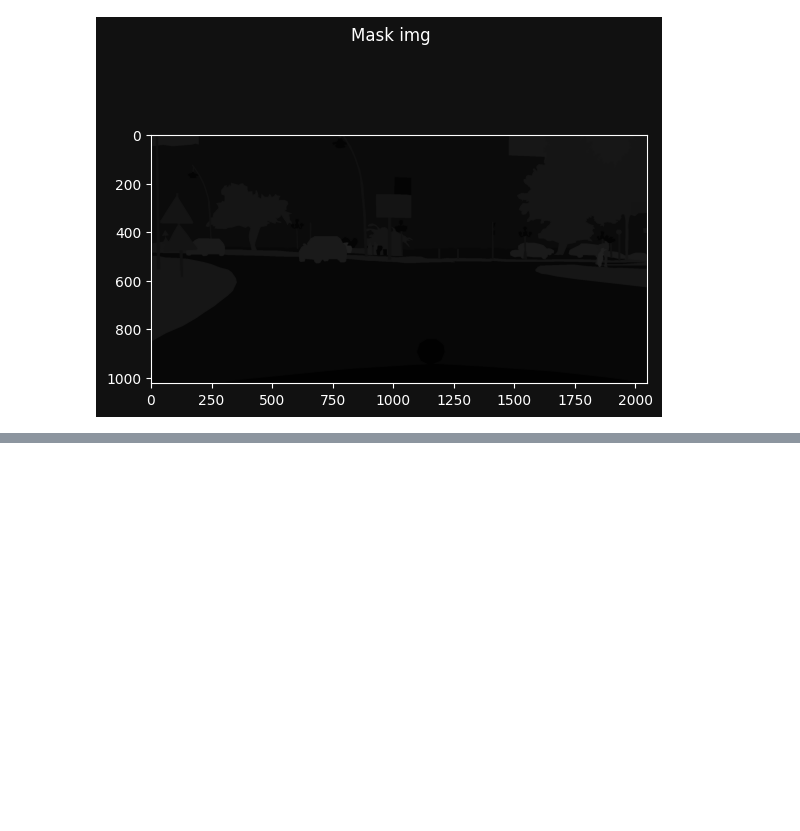
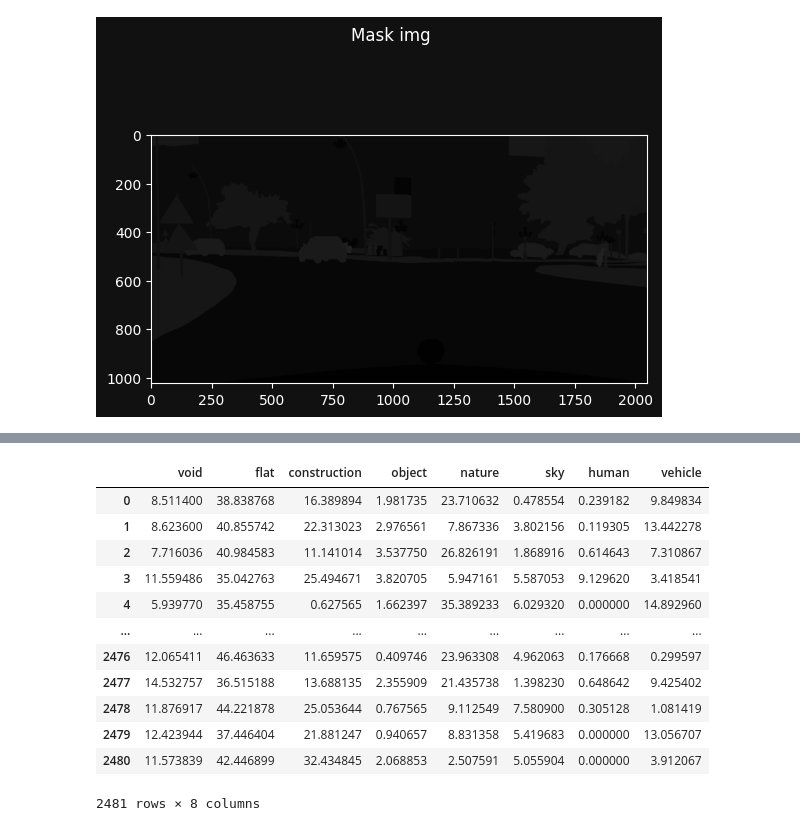
Before and after one commit to lefpradier/urban-segmentation-app, a Jupyter notebook: tests_init.ipynb, the cells around one changed output, grey strips where cells are left out. Drawn from its saved outputs; the diff is of its cells as text; code cells hidden in the pictures; blank space fills up the shorter version.

```diff
--- a/tests_init.ipynb
+++ b/tests_init.ipynb
@@ -182,0 +258,17 @@ ax.imshow(img)
+# %%
+cats = {
+    "void": [0, 1, 2, 3, 4, 5, 6],
+    "flat": [7, 8, 9, 10],
+    "construction": [11, 12, 13, 14, 15, 16],
+    "object": [17, 18, 19, 20],
+    "nature": [21, 22],
+    "sky": [23],
+    "human": [24, 25],
+    "vehicle": [26, 27, 28, 29, 30, 31, 32, 33, -1],
+}
+mask_list = [
+    str(f)
+    for f in Path("data/raw/P8_Cityscapes_gtFine_trainvaltest/gtFine/train").rglob(
+        "*labelIds.png"
+    )
+]
@@ -182,0 +315,20 @@ ax.imshow(img)
+# %%
+import pandas as pd
+
+data = pd.DataFrame(count)
+# data.sum(axis=1)  # taille d'une img
+100 * (data / 6291456)  # prop img occupée par chacune de nos cat
+# %% [output]
+|  | void | flat | construction | object | nature | sky | human | vehicle |
+| 0 | 8.511400 | 38.838768 | 16.389894 | 1.981735 | 23.710632 | 0.478554 | 0.239182 | 9.849834 |
+| 1 | 8.623600 | 40.855742 | 22.313023 | 2.976561 | 7.867336 | 3.802156 | 0.119305 | 13.442278 |
+| 2 | 7.716036 | 40.984583 | 11.141014 | 3.537750 | 26.826191 | 1.868916 | 0.614643 | 7.310867 |
+| 3 | 11.559486 | 35.042763 | 25.494671 | 3.820705 | 5.947161 | 5.587053 | 9.129620 | 3.418541 |
+| 4 | 5.939770 | 35.458755 | 0.627565 | 1.662397 | 35.389233 | 6.029320 | 0.000000 | 14.892960 |
+| ... | ... | ... | ... | ... | ... | ... | ... | ... |
+| 2476 | 12.065411 | 46.463633 | 11.659575 | 0.409746 | 23.963308 | 4.962063 | 0.176668 | 0.299597 |
+| 2477 | 14.532757 | 36.515188 | 13.688135 | 2.355909 | 21.435738 | 1.398230 | 0.648642 | 9.425402 |
+| 2478 | 11.876917 | 44.221878 | 25.053644 | 0.767565 | 9.112549 | 7.580900 | 0.305128 | 1.081419 |
+| 2479 | 12.423944 | 37.446404 | 21.881247 | 0.940657 | 8.831358 | 5.419683 | 0.000000 | 13.056707 |
+| 2480 | 11.573839 | 42.446899 | 32.434845 | 2.068853 | 2.507591 | 5.055904 | 0.000000 | 3.912067 |
+2481 rows × 8 columns
```
Also changed, not shown: parts of 16 cells of this notebook, 9 other files.
